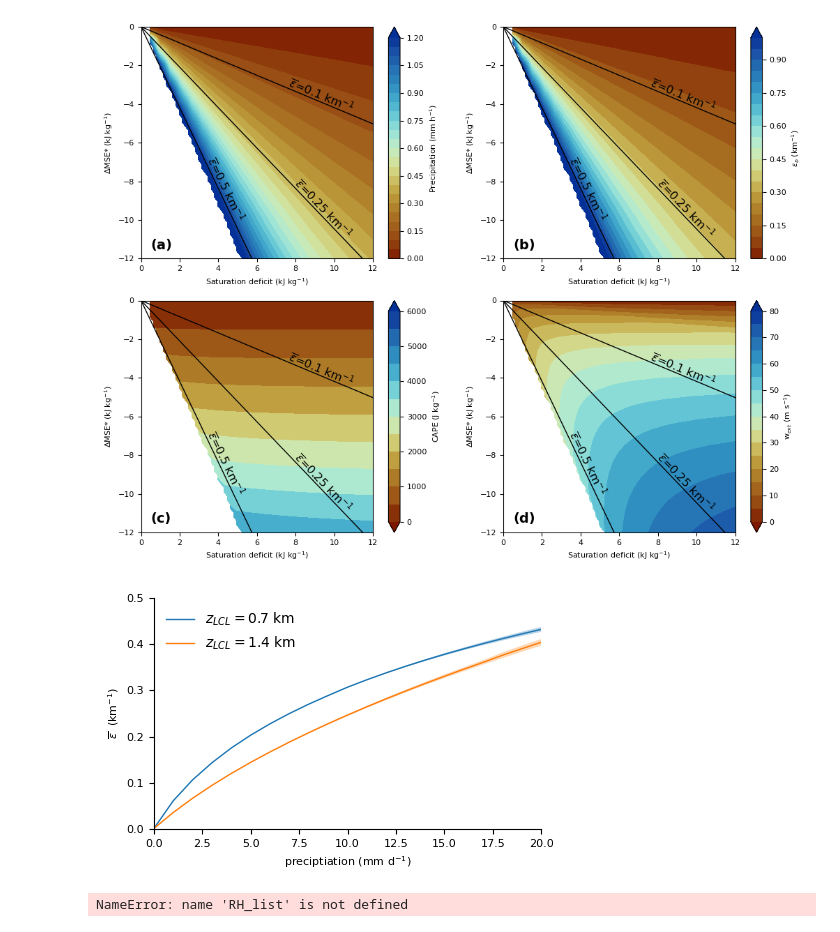
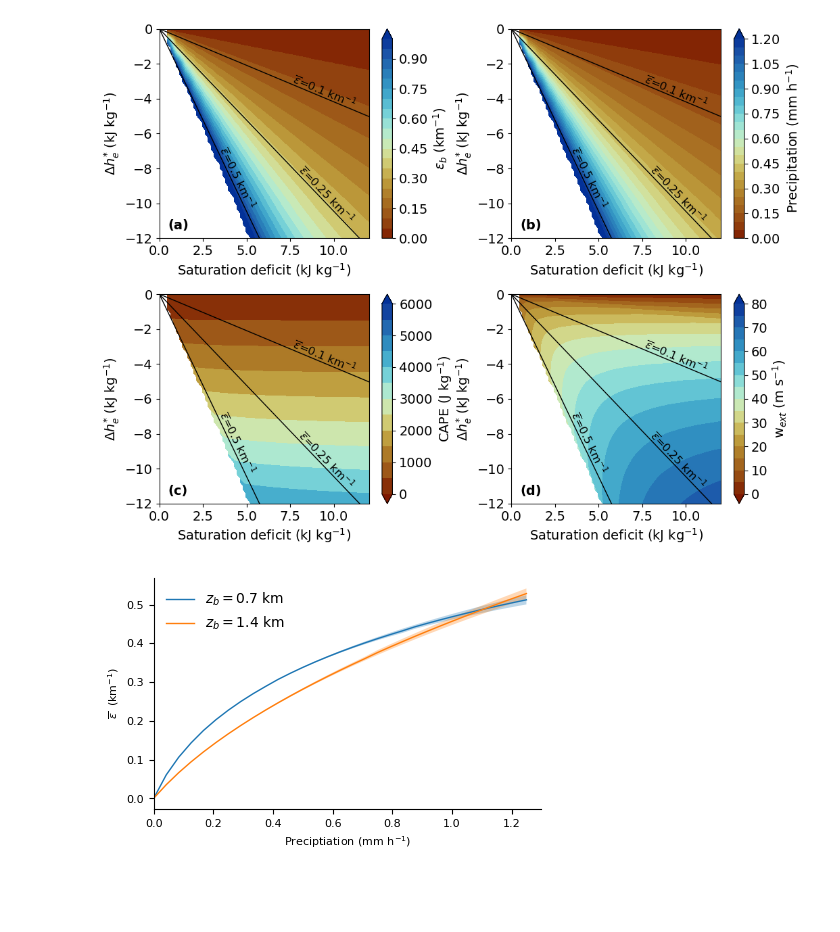
Before and after one commit to dongqi-DQ/plume_models, a Jupyter notebook: MSplot_Palmer_plane.ipynb, the cells around one changed output. Drawn from its saved outputs; the diff is of its cells as text; code cells hidden in the pictures; blank space fills up the shorter version.

```diff
--- a/MSplot_Palmer_plane.ipynb
+++ b/MSplot_Palmer_plane.ipynb
@@ -8,6 +8,17 @@ import matplotlib.pyplot as plt
 from precip_ext_model import *
 import cmcrameri.cm as cmc
 import os
+# %%
+params={
+    'axes.labelsize'  : '14',
+    'axes.titlesize'  : '14',
+    'xtick.labelsize' :'14',
+    'ytick.labelsize' :'14',
+    'lines.linewidth' : '2' ,
+    'legend.fontsize' : '12',
+    'figure.figsize'   : '12, 7'
+}
+plt.rcParams.update(params)
 # %%
 
 def scatter_to_contour(x_in,y_in,z_in):
@@ -89,7 +100,7 @@ def get_Palmer_plane(z_lcl=700,mprofile="cos",read_from_file=False):
 
 # Set the model parameters
 
-z_lcl = 700
+z_lcl = 1400
 mprofile = "cos"
 
 df = get_Palmer_plane(z_lcl,mprofile,read_from_file=True)
@@ -107,12 +118,12 @@ ent_b_arr = np.array(df["ent_b"])*1000
 # %%
 ## Set the plotting parameters
 params={
-    'axes.labelsize'  : '10',
-    'axes.titlesize'  : '10',
-    'xtick.labelsize' :'10',
-    'ytick.labelsize' :'10',
-    'lines.linewidth' : '1' ,
-    'legend.fontsize' : '10',
+    'axes.labelsize'  : '14',
+    'axes.titlesize'  : '14',
+    'xtick.labelsize' :'14',
+    'ytick.labelsize' :'14',
+    'lines.linewidth' : '2' ,
+    'legend.fontsize' : '12',
     'figure.figsize'   : '12, 7'
 }
 plt.rcParams.update(params)
@@ -120,7 +131,7 @@ plt.rcParams.update(params)
 
 fig = plt.figure(figsize=(10.5,8))
 
-ax1 = fig.add_subplot(221)
+ax1 = fig.add_subplot(222)
 Xi, Yi, Zi = scatter_to_contour(sat_def_arr, dh_arr, np.array(P_list))
 cf1 = ax1.contourf(Xi, Yi, Zi, levels=np.arange(0,1.25,0.05),extend="max",cmap=cmc.roma)
 fig.colorbar(cf1, ax=ax1, label="Precipitation (mm h$^{-1}$)")
@@ -157,8 +168,8 @@ for es,xval in zip([-0.5, -0.25,-0.1],[3.5,8.5,8.5]):
 ax1.set_xlim(0,12)
 ax1.set_ylim(-12,0)
 ax1.set_xlabel(r"Saturation deficit (kJ kg$^{-1}$)")
-ax1.set_ylabel(r"$\Delta$MSE* (kJ kg$^{-1}$)")
-ax1.text(0.5,-11.5,"(a)",fontweight="bold",fontsize=14)
+ax1.set_ylabel(r"$\Delta h_{e}^{*}$ (kJ kg$^{-1}$)")
+ax1.text(0.5,-11.5,"(b)",fontweight="bold",fontsize=14)
 ax1.set_aspect('equal')
 
 ax2 = fig.add_subplot(223)
@@ -196,7 +207,7 @@ for es,xval in zip([-0.5, -0.25,-0.1],[3.5,8.5,8.5]):
 ax2.set_xlim(0,12)
 ax2.set_ylim(-12,0)
 ax2.set_xlabel(r"Saturation deficit (kJ kg$^{-1}$)")
-ax2.set_ylabel(r"$\Delta$MSE* (kJ kg$^{-1}$)")
+ax2.set_ylabel(r"$\Delta h_{e}^{*}$ (kJ kg$^{-1}$)")
 ax2.text(0.5,-11.5,"(c)",fontweight="bold",fontsize=14)
 
 ax2.set_aspect('equal')
@@ -236,15 +247,15 @@ for es,xval in zip([-0.5, -0.25,-0.1],[3.5,8.5,8.5]):
 ax3.set_xlim(0,12)
 ax3.set_ylim(-12,0)
 ax3.set_xlabel(r"Saturation deficit (kJ kg$^{-1}$)")
-ax3.set_ylabel(r"$\Delta$MSE* (kJ kg$^{-1}$)")
+ax3.set_ylabel(r"$\Delta h_{e}^{*}$ (kJ kg$^{-1}$)")
 ax3.text(0.5,-11.5,"(d)",fontweight="bold",fontsize=14)
 
 ax3.set_aspect('equal')
 
-ax4 = fig.add_subplot(222)
+ax4 = fig.add_subplot(221)
 Xi, Yi, Zi = scatter_to_contour(sat_def_arr, dh_arr, ent_b_arr)
 cf4 = ax4.contourf(Xi, Yi, Zi,levels=np.linspace(0,1,21),extend="max",cmap=cmc.roma)
-fig.colorbar(cf4, ax=ax4,label="$\epsilon_b$ (km$^{-1}$)")
+fig.colorbar(cf4, ax=ax4,label=r"$\epsilon_b$ (km$^{-1}$)")
 for es,xval in zip([-0.5, -0.25,-0.1],[3.5,8.5,8.5]):
     yval = np.linspace(-12,0,20)
     xval1 = yval/(es)/dz
@@ -258,36 +269,36 @@ for es,xval in zip([-0.5, -0.25,-0.1],[3.5,8.5,8.5]):
     # choose a point ON the line for the label
     x_text = xval1[ix]
     y_text = yval[ix]
     if es == -0.25:
         x_text = xval1[ix+1]
         y_text = yval[ix+1]
 
     plt.text(
         x_text, y_text,
         r"$\overline{\epsilon}$"+f"={-es} km"+r"$^{-1}$",
         color="k",
         fontsize=12,
         rotation=angle+180,
         rotation_mode="anchor",
         transform_rotates_text=True,
         ha="left",
         va="bottom"
     )
 ax4.set_xlim(0,12)
 ax4.set_ylim(-12,0)
 ax4.set_xlabel(r"Saturation deficit (kJ kg$^{-1}$)")
-ax4.set_ylabel(r"$\Delta$MSE* (kJ kg$^{-1}$)")
-ax4.text(0.5,-11.5,"(b)",fontweight="bold",fontsize=14)
+ax4.set_ylabel(r"$\Delta h_{e}^{*}$ (kJ kg$^{-1}$)")
+ax4.text(0.5,-11.5,"(a)",fontweight="bold",fontsize=14)
 
 ax4.set_aspect('equal')
 
 
 # plt.suptitle(f"LCL = {z_lcl} m")
 plt.tight_layout()
 
 fig.savefig("Figures/Paper/Plume_spectrum_Palmer_plane.pdf")
 # %% [output]
-[figure, old version]
+[figure, new version]
 # %%
 # For each environmental humidity, plot the precipitation entrainment rate relationship
 
@@ -311,7 +322,7 @@ df = get_Palmer_plane(z_lcl,mprofile,read_from_file=True)
 ## prepare arrays for plotting
 sat_def_arr = np.array(df["sat_def"])*const.Lv0/1000
 dh_arr = np.array(df["dh"])/1000
-P_list = np.array(df["P"])
+P_list = np.array(df["P"])/24
 CAPEu_list = np.array(df["CAPE_u"])
 CAPEext_list = np.array(df["CAPE_ext"])
 w_arr = np.sqrt(2*CAPEext_list)
@@ -334,7 +345,7 @@ I = np.abs(RH-0.98)<0.001
 y2 = ent_obs_arr[I]
 
 ax1.fill_between(x, y1, y2, alpha=0.3)
-ax1.plot(x,(y1+y2)/2,label="$z_{LCL}= 0.7$ km")
+ax1.plot(x,(y1+y2)/2,label="$z_{b}= 0.7$ km")
 
 
 ########################
@@ -345,7 +356,7 @@ df = get_Palmer_plane(z_lcl,mprofile,read_from_file=True)
 ## prepare arrays for plotting
 sat_def_arr = np.array(df["sat_def"])*const.Lv0/1000
 dh_arr = np.array(df["dh"])/1000
-P_list = np.array(df["P"])
+P_list = np.array(df["P"])/24
 CAPEu_list = np.array(df["CAPE_u"])
 CAPEext_list = np.array(df["CAPE_ext"])
 w_arr = np.sqrt(2*CAPEext_list)
@@ -366,11 +377,11 @@ y2 = ent_obs_arr[I]
 
 
 ax1.fill_between(x, y1, y2, alpha=0.3)
-ax1.plot(x,(y1+y2)/2,label="$z_{LCL}= 1.4$ km")
+ax1.plot(x,(y1+y2)/2,label="$z_{b}= 1.4$ km")
 
-ax1.set_xlim(0,20)
-ax1.set_ylim(0,0.5)
-ax1.set_xlabel(r"preciptiation (mm d$^{-1}$)")
+ax1.set_xlim(0,1.3)
+# ax1.set_ylim(0,0.5)
+ax1.set_xlabel(r"Preciptiation (mm h$^{-1}$)")
 ax1.set_ylabel(r"$\overline{\epsilon}$  (km$^{-1})$")
 
 
@@ -382,9 +393,4 @@ ax1.legend(loc="upper left", frameon=False, fontsize=10)
 
 fig.savefig("Figures/Paper/Plume_spectrum_z_LCL_comparison.pdf",bbox_inches="tight")
 # %% [output]
-[figure, old version]
+[figure, new version]
-# %%
-RH = np.array(RH_list)
-np.sum(RH==0.3)
-# %% [output]
-NameError: name 'RH_list' is not defined
```
Also changed, not shown: 11 other files.
